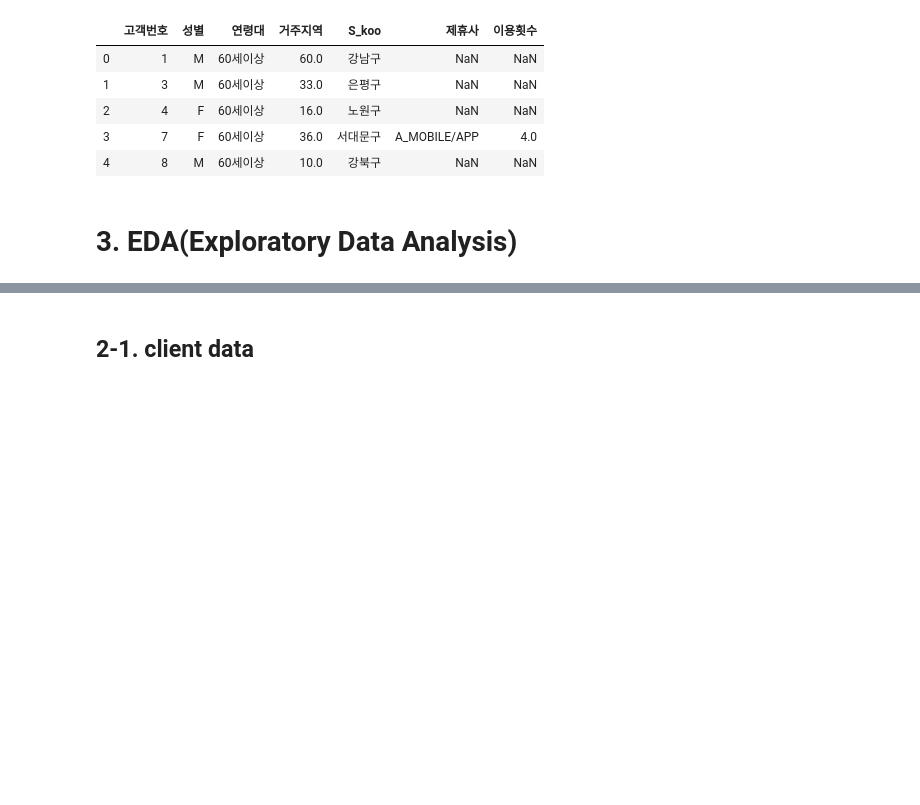
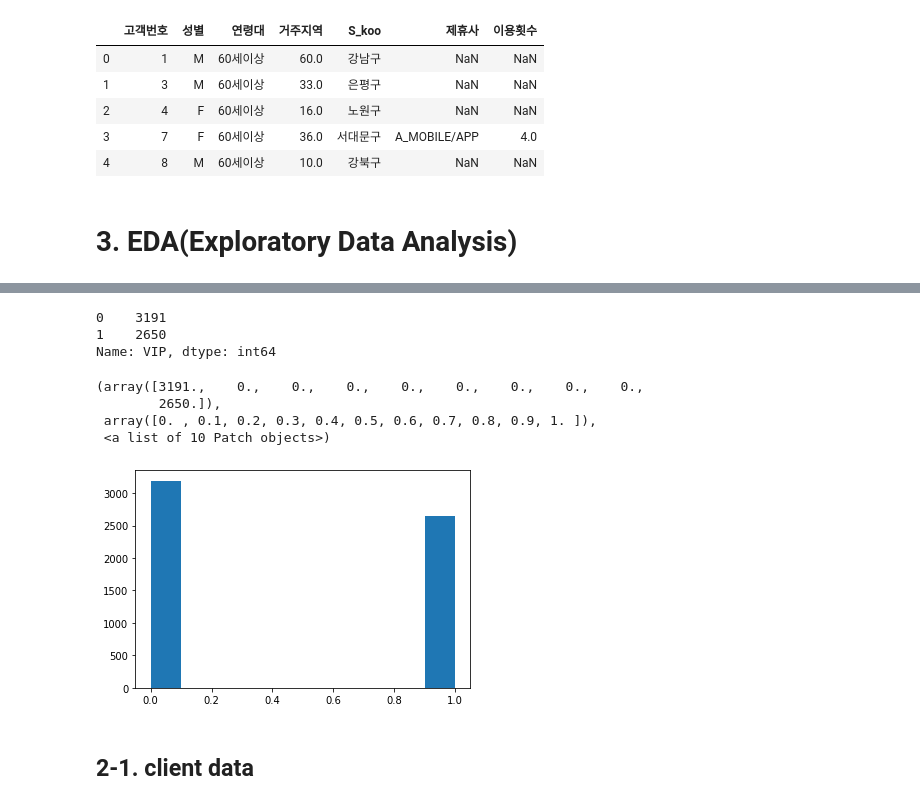
Before and after one commit to JungHyukJin/ModuleProject01, a Jupyter notebook: classification.ipynb, the cells around one changed output, grey strips where cells are left out. Drawn from its saved outputs; the diff is of its cells as text; code cells hidden in the pictures; blank space fills up the shorter version.

```diff
--- a/classification.ipynb
+++ b/classification.ipynb
@@ -244,0 +291,6 @@ s_df_channel.head()
+# %%
+custTotal['VIP'] = 0
+# %%
+# VIP 기준으로 고객을 구분짓는다(롯데백화점 400만원 + 롯데마트 600만원 + 롯데슈퍼 240만원 = 1240만원)
+custTotal.loc[custTotal['구매금액_1년']>=12400000, 'VIP']=1
+custTotal.loc[custTotal['구매금액_1년']<12400000, 'VIP']=0
@@ -245,3 +307,17 @@ s_df_channel.head()
+# %%
+custTotal['VIP'].value_counts()
+# %% [output]
+0    3191
+1    2650
+Name: VIP, dtype: int64
+# %%
+plt.hist(custTotal['VIP'])
+# %% [output]
+(array([3191.,    0.,    0.,    0.,    0.,    0.,    0.,    0.,    0.,
+        2650.]),
+ array([0. , 0.1, 0.2, 0.3, 0.4, 0.5, 0.6, 0.7, 0.8, 0.9, 1. ]),
+ <a list of 10 Patch objects>)
+[figure, added]
 # %% [markdown]
 ## 2-1. client data
 # %% [markdown]
```
Also changed, not shown: parts of 13 cells of this notebook, 1 other file.
